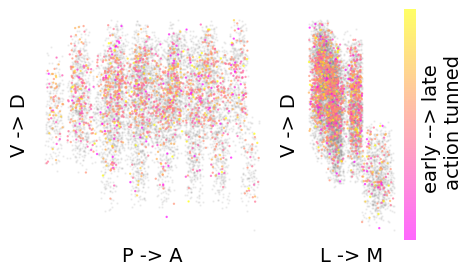
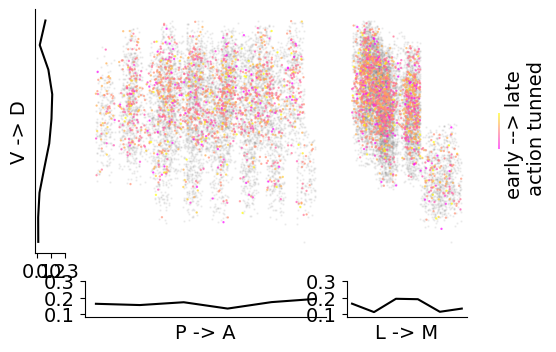
Code edit (unified diff) that turned the first committed figure into the second:
--- before
+++ after
@@ -1,3 +1,3 @@
 reload(anat_ea)
-f, axes = plt.subplots(1, 2, figsize=(5, 3), width_ratios=[2, 1])
+f, axes = plt.subplots(2, 4, figsize=(6, 4), width_ratios=[0.25, 2, 1, 0.1], height_ratios=[1, 0.15])
 anat_ea.plot_anatomical_egocentric_action_tuning(anat_df, axes=axes, f=f)

Commit: fiddling with ego plots